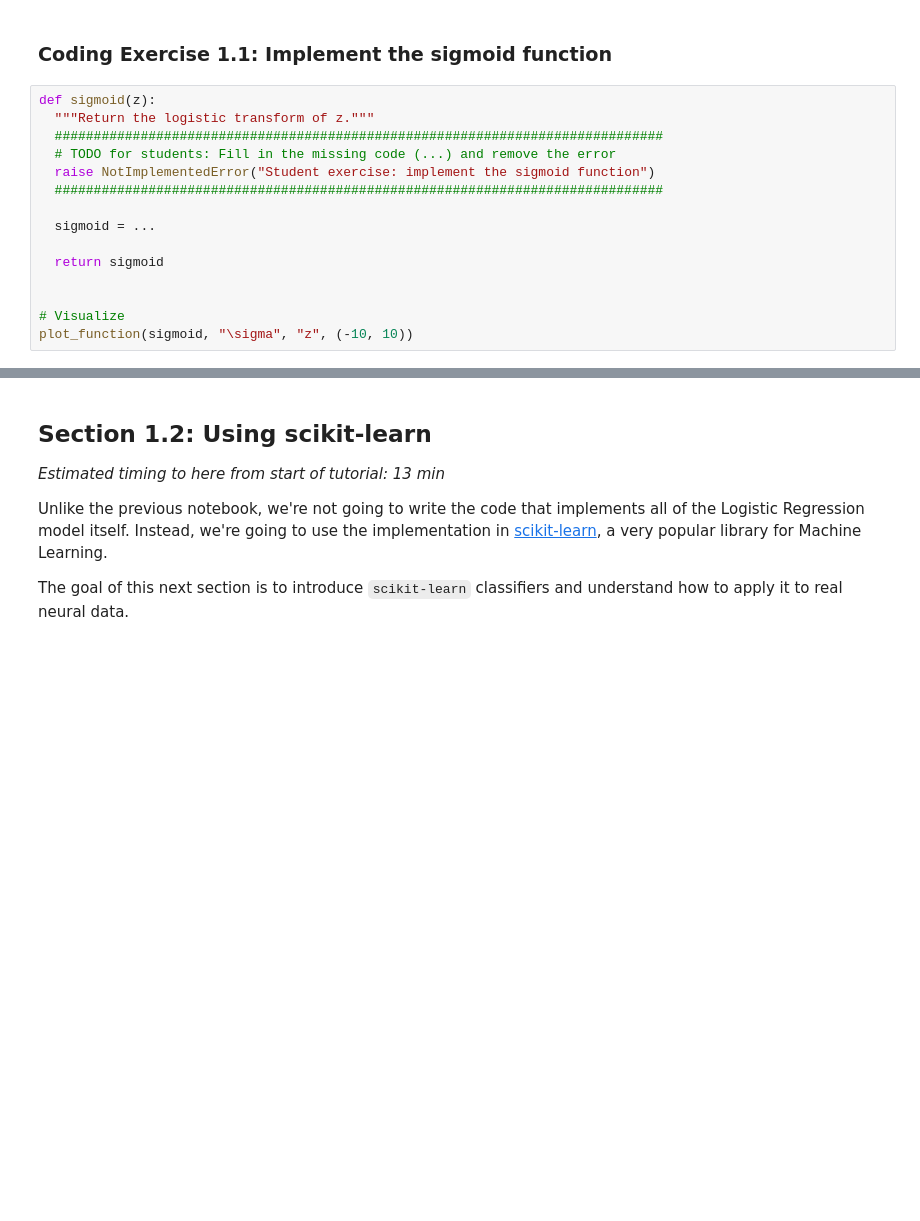
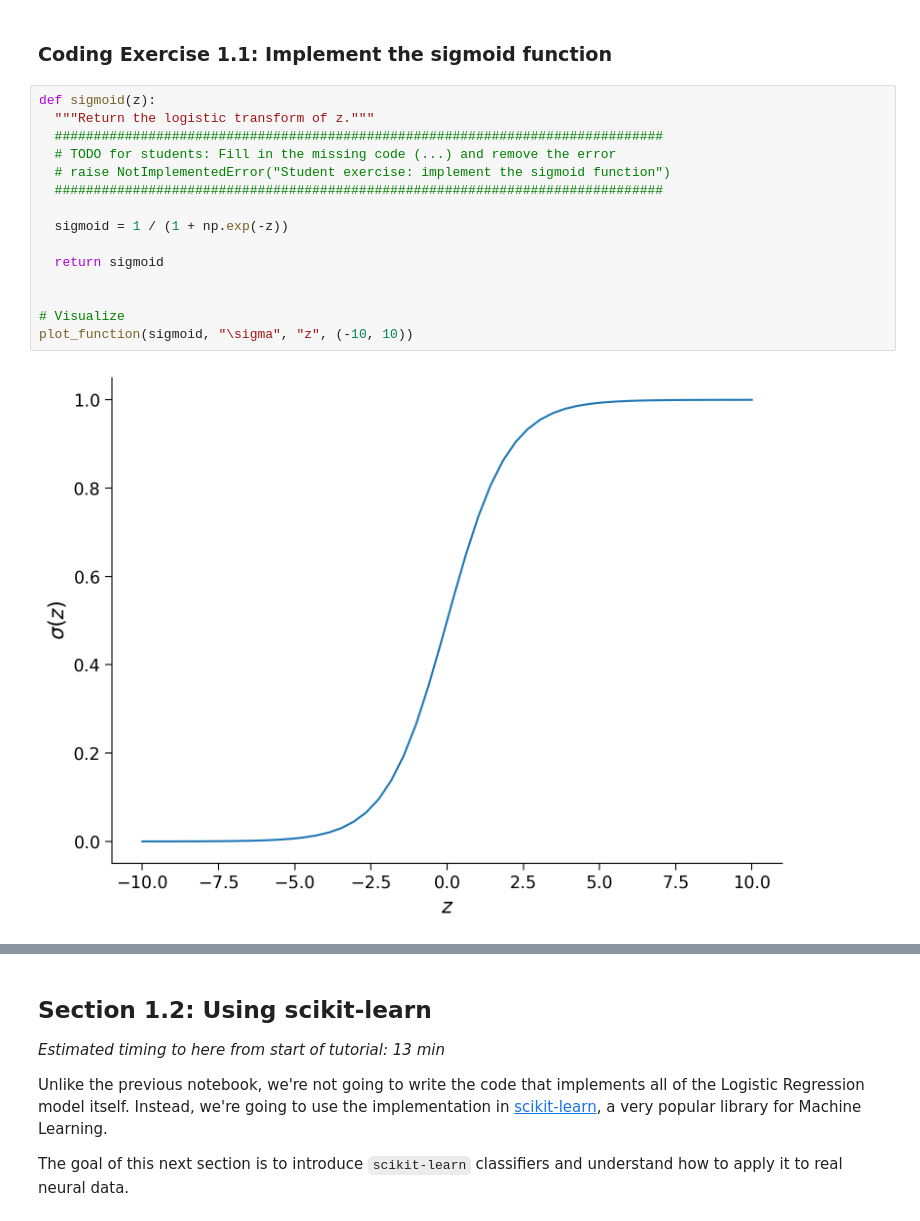
Before and after one commit to EmmanuelIsaiasGuizarBayardo/EmmanuelIsaiasGuizarBayardo.github.io, a Jupyter notebook: tutorials/W1D3_GeneralizedLinearModels/student/W1D3_Tutorial2.ipynb, the cells around one changed output, grey strips where cells are left out. Saved outputs shown, nothing was run; the diff lists cells and outputs as text; blank space fills up the shorter version.

```diff
--- a/tutorials/W1D3_GeneralizedLinearModels/student/W1D3_Tutorial2.ipynb
+++ b/tutorials/W1D3_GeneralizedLinearModels/student/W1D3_Tutorial2.ipynb
@@ -272,18 +276,20 @@ Recall that $z = \theta^\top x$. The parameters decide whether $\theta^\top x$ w
 # %%
 def sigmoid(z):
   """Return the logistic transform of z."""
   ##############################################################################
   # TODO for students: Fill in the missing code (...) and remove the error
-  raise NotImplementedError("Student exercise: implement the sigmoid function")
+  # raise NotImplementedError("Student exercise: implement the sigmoid function")
   ##############################################################################
 
-  sigmoid = ...
+  sigmoid = 1 / (1 + np.exp(-z))
 
   return sigmoid
 
 
 # Visualize
 plot_function(sigmoid, "\sigma", "z", (-10, 10))
+# %% [output]
+[figure, added]
 # %% [markdown]
 [*Click for solution*](https://github.com/NeuromatchAcademy/course-content/tree/main/tutorials/W1D3_GeneralizedLinearModels/solutions/W1D3_Tutorial2_Solution_89590c8d.py)
 
```
Also changed, not shown: parts of 24 cells of this notebook.
